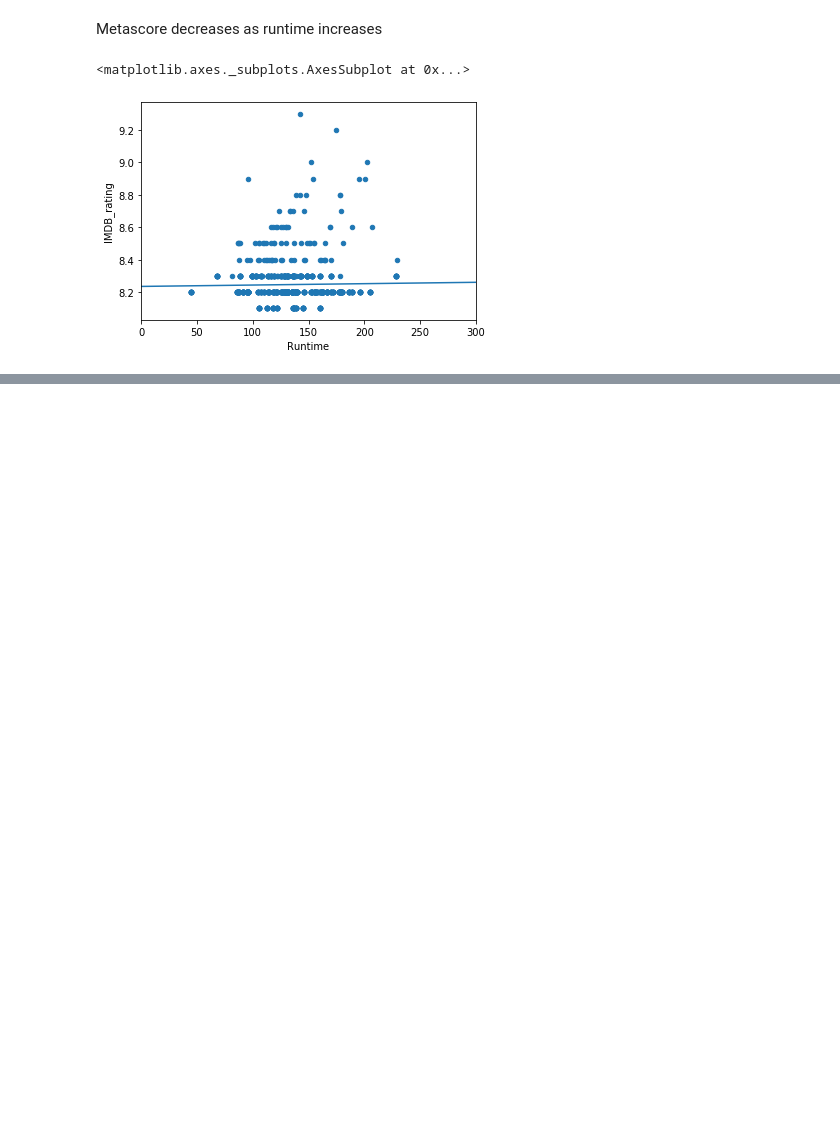
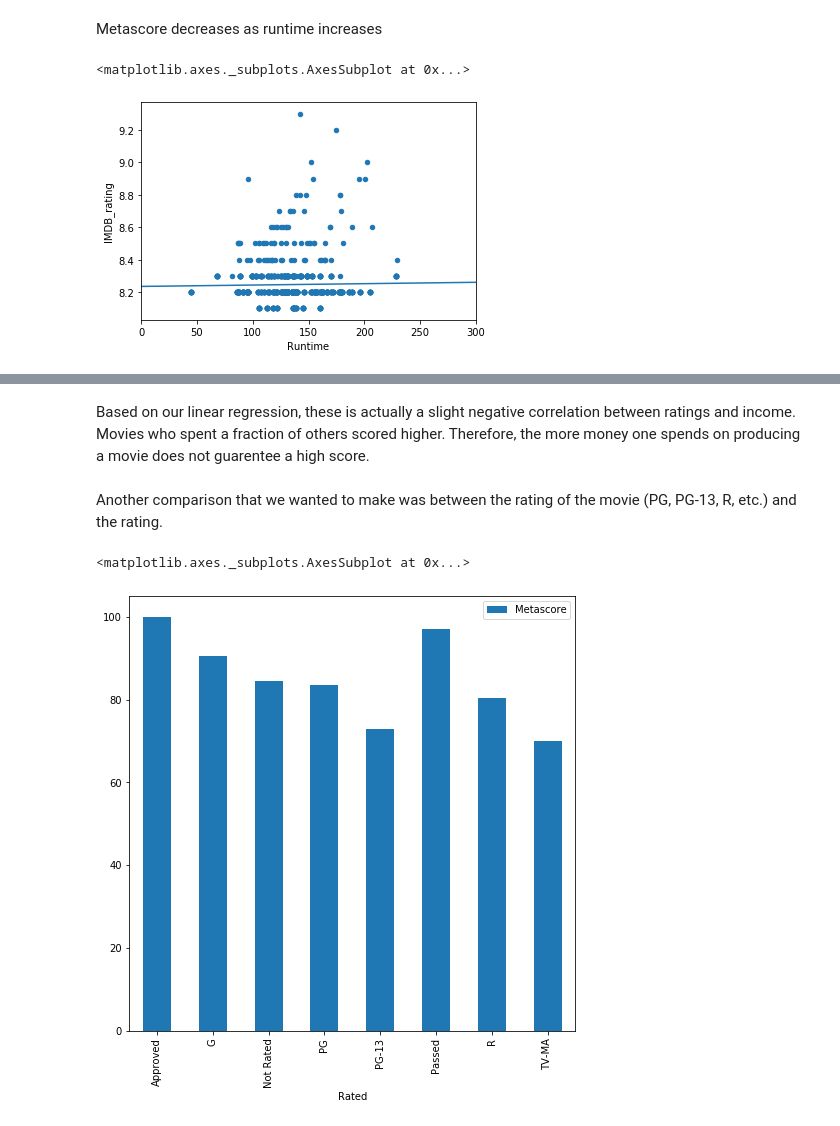
Before and after one commit to CS-UCR/cs105-prj-phase3-half-and-half, a Jupyter notebook: half_and_half_proj_CS105.ipynb, the cells around one changed output, grey strips where cells are left out. Cells and saved outputs as stored; diff of their text form; code cells hidden in the pictures; blank space fills up the shorter version.

```diff
--- a/half_and_half_proj_CS105.ipynb
+++ b/half_and_half_proj_CS105.ipynb
@@ -175,0 +218,9 @@ No noticable correlation between runtime and imdb score
+# %% [markdown]
+Based on our linear regression, these is actually a slight negative correlation between ratings and income. Movies who spent a fraction of others scored higher. Therefore, the more money one spends on producing a movie does not guarentee a high score.
+# %% [markdown]
+Another comparison that we wanted to make was between the rating of the movie (PG, PG-13, R, etc.) and the rating.
+# %%
+df[['Rated','Metascore']].groupby('Rated').mean().plot.bar(figsize = (8,8))
+# %% [output]
+<matplotlib.axes._subplots.AxesSubplot at 0x...>
+[figure, added]
```
Also changed, not shown: parts of 8 cells of this notebook, 1 other file.
